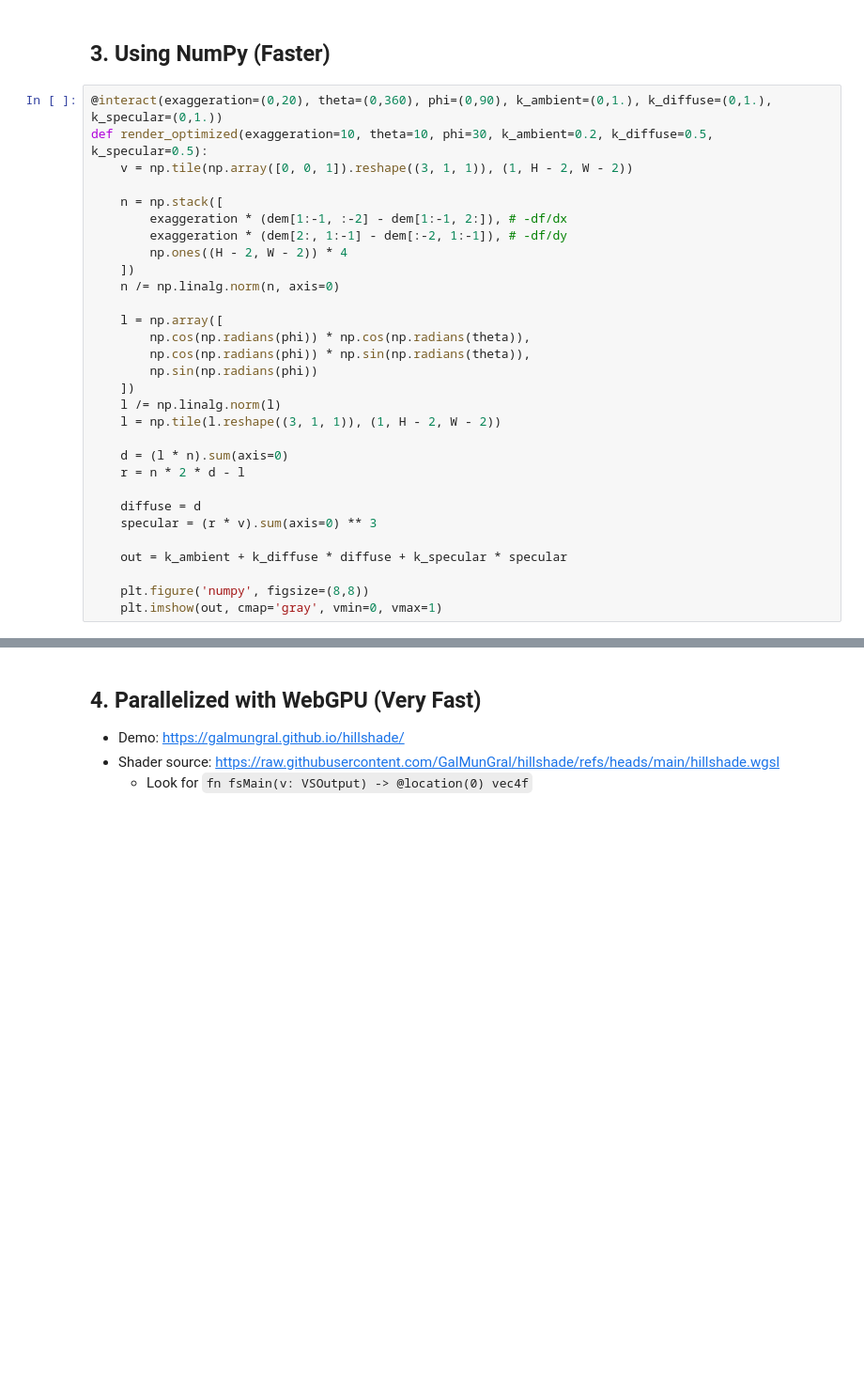
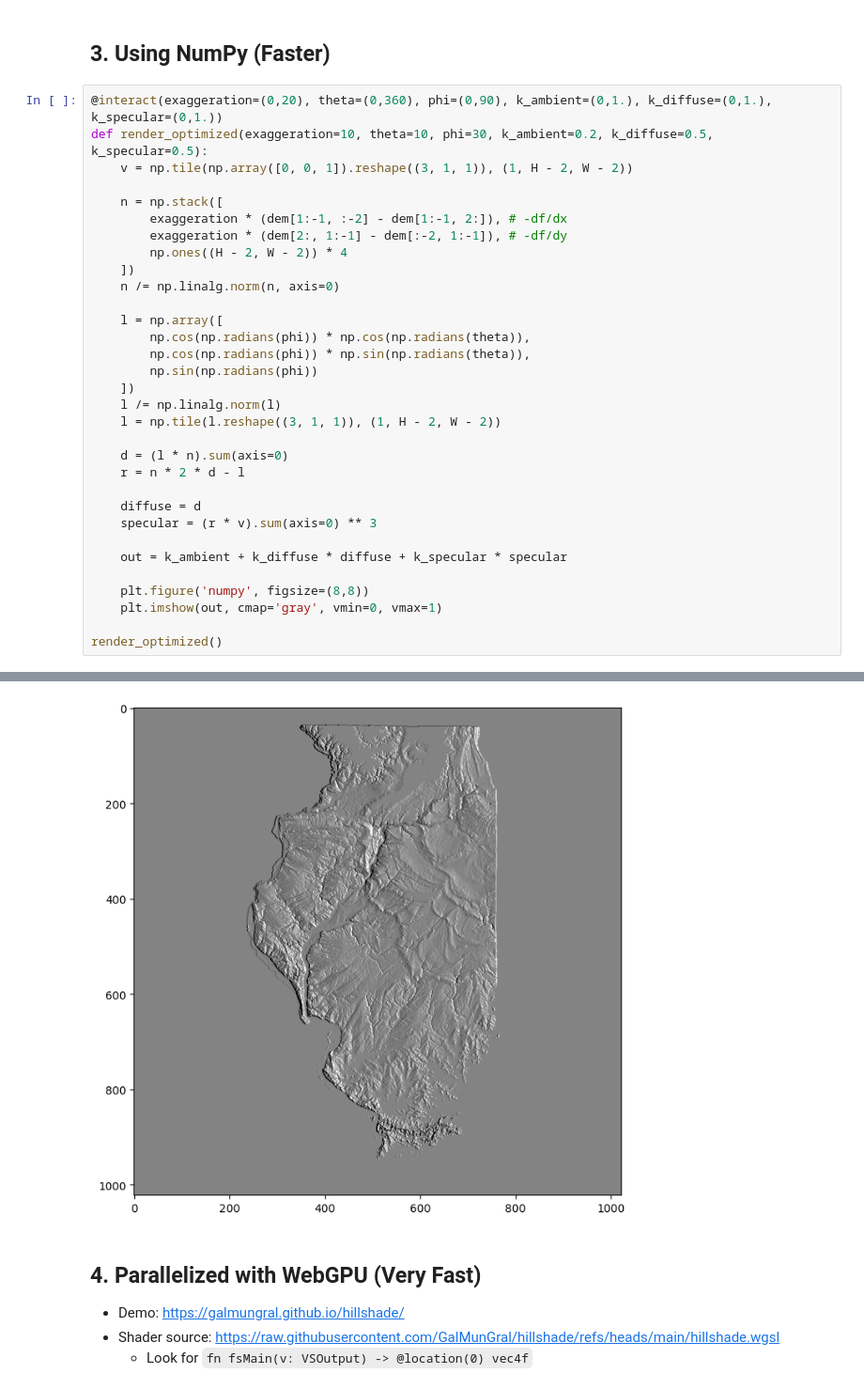
Before and after one commit to GalMunGral/shortcut-to-graphics, a Jupyter notebook: 3D-hands-on.ipynb, the cells around one changed output, grey strips where cells are left out. Shown at 94% size. Drawn from its saved outputs; the diff is of its cells as text; blank space fills up the shorter version.

```diff
--- a/3D-hands-on.ipynb
+++ b/3D-hands-on.ipynb
@@ -86,33 +86,36 @@ render()
 def render_optimized(exaggeration=10, theta=10, phi=30, k_ambient=0.2, k_diffuse=0.5, k_specular=0.5):
     v = np.tile(np.array([0, 0, 1]).reshape((3, 1, 1)), (1, H - 2, W - 2))
 
     n = np.stack([
         exaggeration * (dem[1:-1, :-2] - dem[1:-1, 2:]), # -df/dx
         exaggeration * (dem[2:, 1:-1] - dem[:-2, 1:-1]), # -df/dy
         np.ones((H - 2, W - 2)) * 4
     ])
     n /= np.linalg.norm(n, axis=0)
 
     l = np.array([
         np.cos(np.radians(phi)) * np.cos(np.radians(theta)),
         np.cos(np.radians(phi)) * np.sin(np.radians(theta)),
         np.sin(np.radians(phi))
     ])
     l /= np.linalg.norm(l)
     l = np.tile(l.reshape((3, 1, 1)), (1, H - 2, W - 2))
 
     d = (l * n).sum(axis=0)
     r = n * 2 * d - l
 
     diffuse = d
     specular = (r * v).sum(axis=0) ** 3
 
     out = k_ambient + k_diffuse * diffuse + k_specular * specular
 
     plt.figure('numpy', figsize=(8,8))
     plt.imshow(out, cmap='gray', vmin=0, vmax=1)
+
+render_optimized()
 # %% [output]
 interactive(children=(IntSlider(value=10, description='exaggeration', max=20), IntSlider(value=10, description…
+[figure, added]
 # %% [markdown]
 ## 4. Parallelized with WebGPU (Very Fast)
 
```
